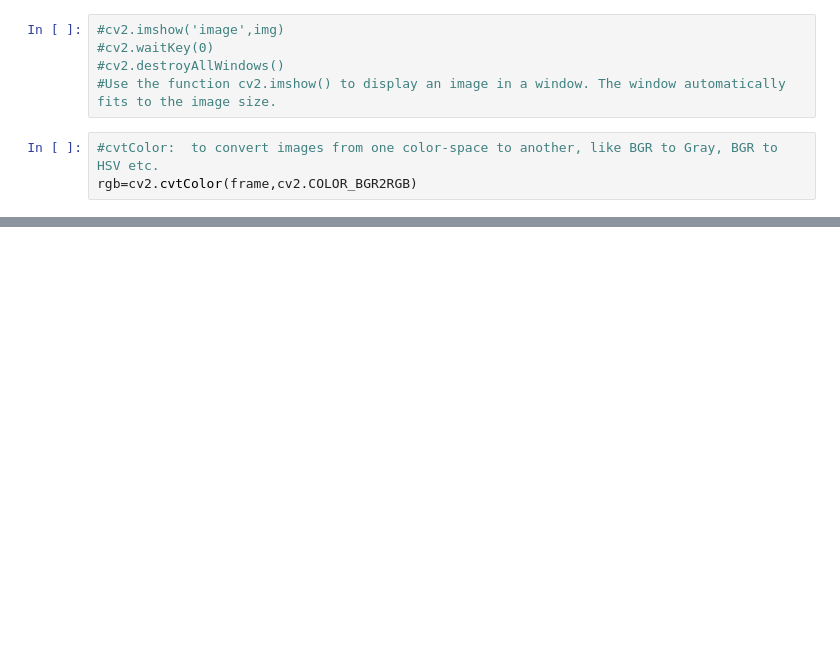
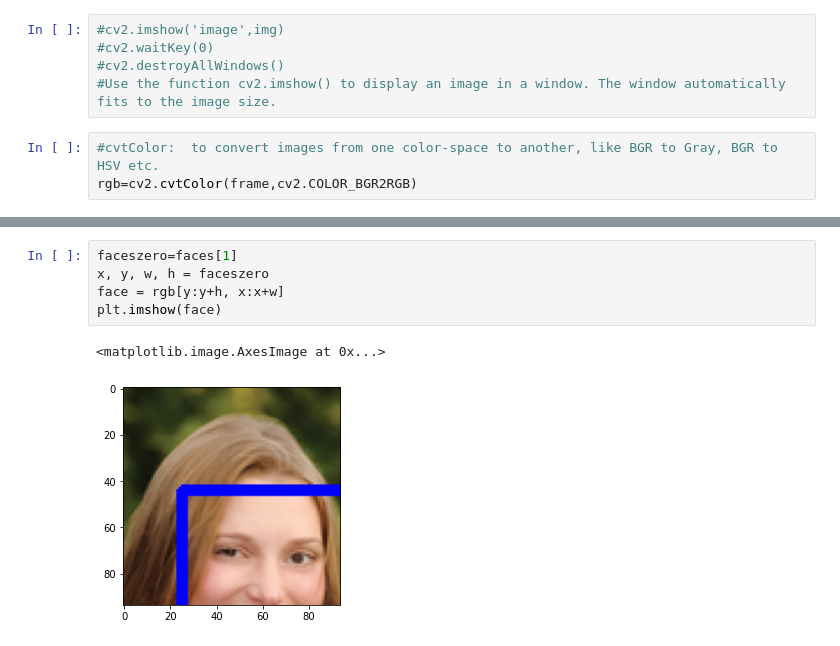
Before and after one commit to Assertor1290/ML-Target-15, a Jupyter notebook: Day_2/OpenCV first.ipynb, the cells around one changed output, grey strips where cells are left out. Drawn from its saved outputs; the diff is of its cells as text; blank space fills up the shorter version.

```diff
--- a/Day_2/OpenCV first.ipynb
+++ b/Day_2/OpenCV first.ipynb
@@ -46,0 +95,8 @@ plt.imshow(rgb)
+# %%
+faceszero=faces[1]
+x, y, w, h = faceszero
+face = rgb[y:y+h, x:x+w]
+plt.imshow(face)
+# %% [output]
+<matplotlib.image.AxesImage at 0x...>
+[figure, added]
```
Also changed, not shown: parts of 15 cells of this notebook, 3 other files.
